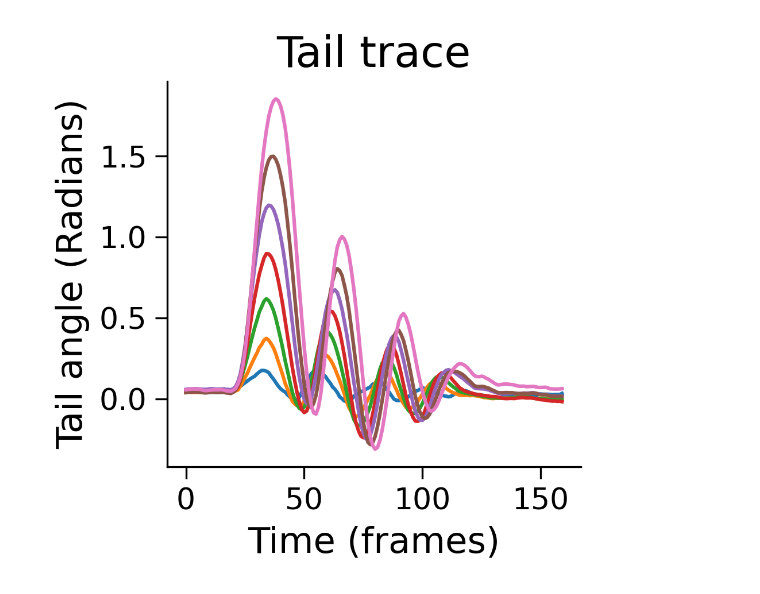
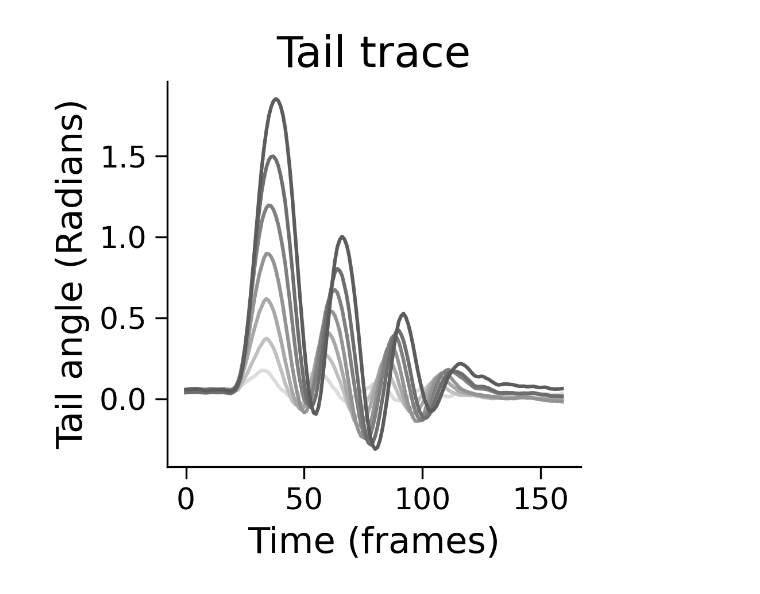
Before and after one commit to ThomasMullen/fish_simulator, a Jupyter notebook: examples/demo.ipynb, the cells around one changed output. Saved outputs shown, nothing was run; the diff lists cells and outputs as text; code cells hidden in the pictures.

```diff
--- a/examples/demo.ipynb
+++ b/examples/demo.ipynb
@@ -18,17 +19,18 @@ plt.style.use(PLOT_URL)
 # %%
 # load tail angle data
 data_name = "swim01"
 data_arr = np.load(Path(Path(getcwd()).parent, "test", "fixtures", f"{data_name}.npy"))
 
 # plot tail angle data
 fig, ax = plt.subplots(figsize=(3.5,3.5), dpi=300)
+ax.set_prop_cycle(grey_to_black_cycler)
 ax.plot(data_arr)
 ax.set(xlabel="Time (frames)",
        ylabel="Tail angle (Radians)",
        title="Tail trace")
 fig.tight_layout()
 # %% [output]
-[figure, old version]
+[figure, new version]
 # %%
 # define a directory to save the plots and video
 fig_dir = Path(Path(getcwd()).parent, "dump", "plts")
```
Also changed, not shown: parts of 4 cells of this notebook, 10 other files.
